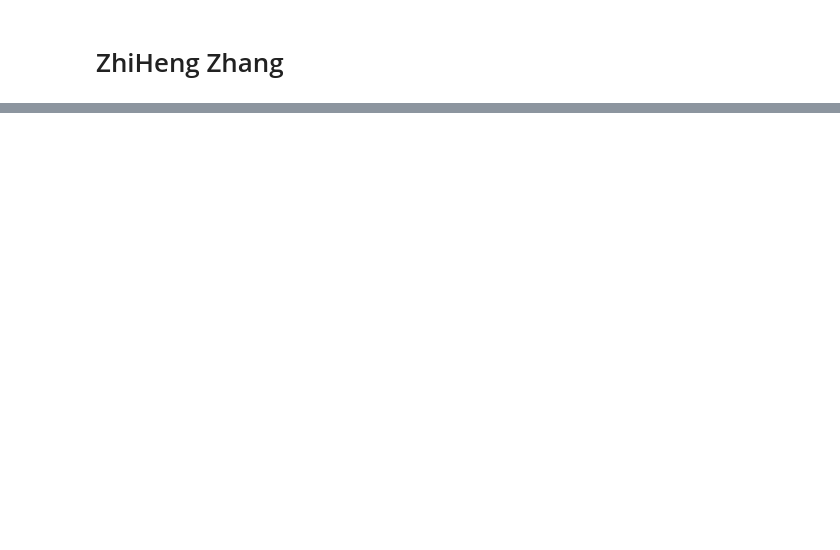
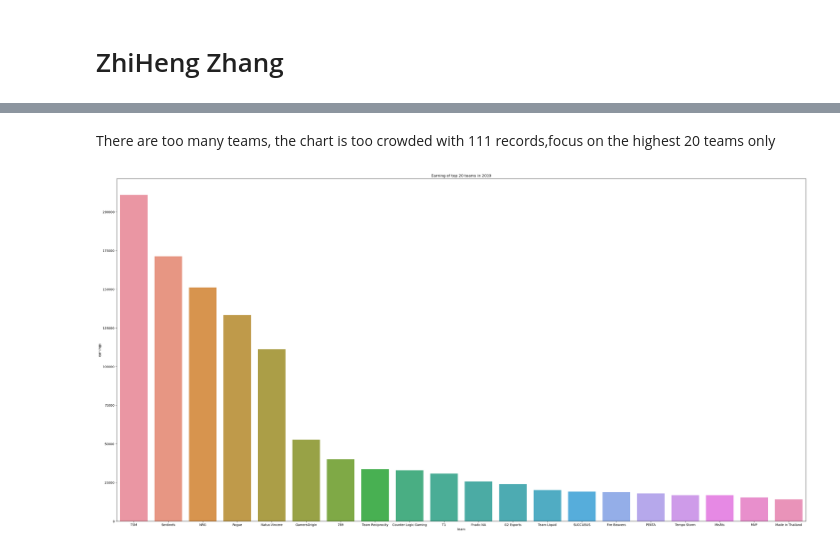
Before and after one commit to ubco-W2022T1-cosc301/project-group08, a Jupyter notebook: notebooks/analysis1.ipynb, the cells around one changed output, grey strips where cells are left out. Saved outputs shown, nothing was run; the diff lists cells and outputs as text; code cells hidden in the pictures; blank space fills up the shorter version.

```diff
--- a/notebooks/analysis1.ipynb
+++ b/notebooks/analysis1.ipynb
@@ -59,0 +103,9 @@ win_by_player
+# %% [markdown]
+There are too many teams, the chart is too crowded with 111 records,focus on the highest 20 teams only
+# %%
+win2019_01 = win2019[win2019["earnings_rank"]<21]
+win2019_f20 = sns.barplot(y=win2019_01["earnings"],x=win2019_01["team"])
+win2019_f20.set(title="Earning of top 20 teams in 2019")
+plt.gcf().set_size_inches(40, 20)
+# %% [output]
+[figure, added]
```
Also changed, not shown: parts of 36 cells of this notebook, 1 other file.
